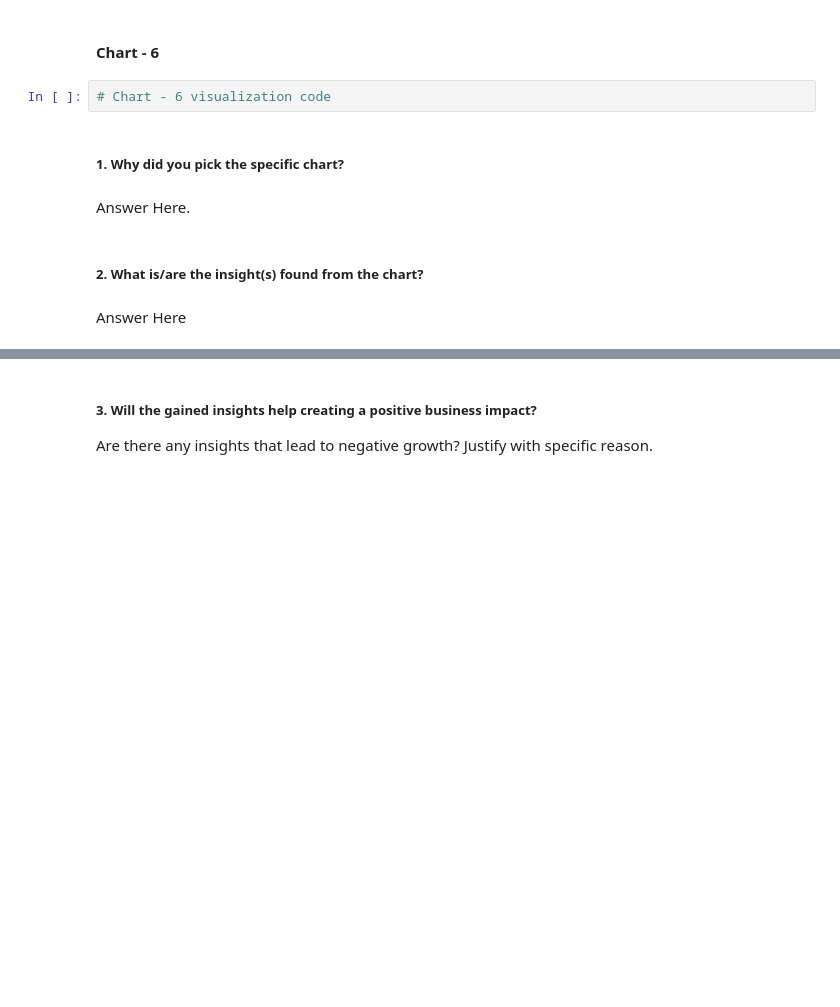
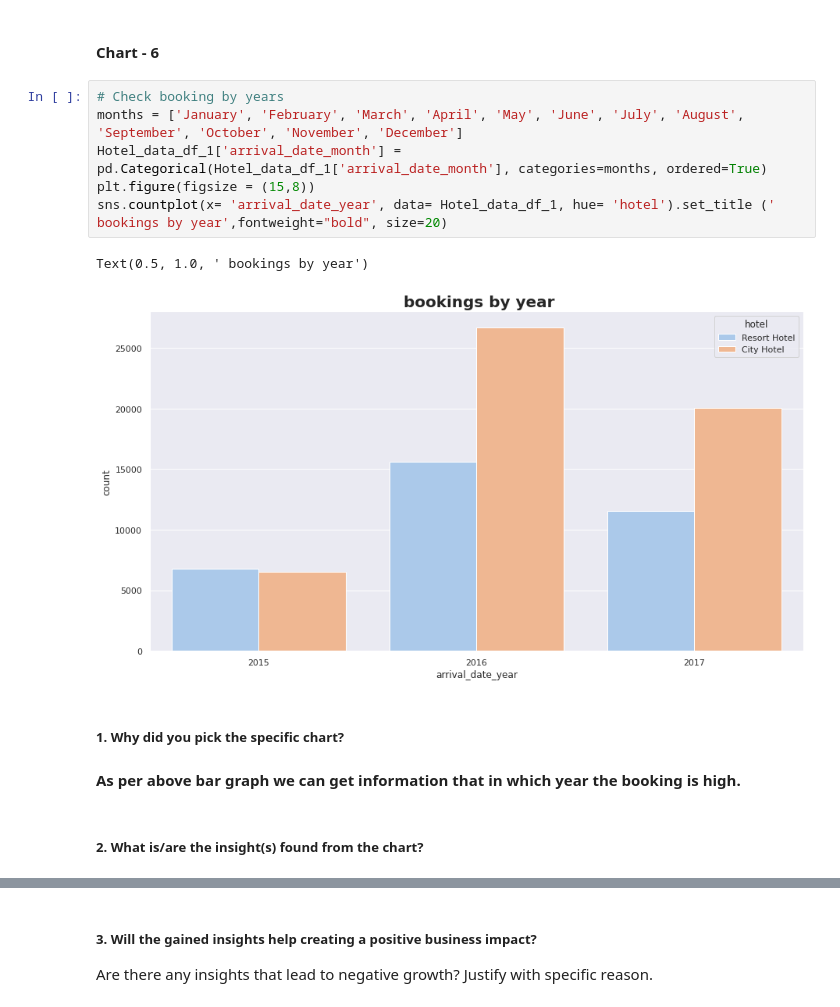
Before and after one commit to Ganeshbhavale/EDA-Hotel-Booking-Analysis., a Jupyter notebook: Ganesh_EDA_Hotel_Booking_Project_.ipynb, the cells around one changed output, grey strips where cells are left out. Cells and saved outputs as stored; diff of their text form; blank space fills up the shorter version.

```diff
--- a/Ganesh_EDA_Hotel_Booking_Project_.ipynb
+++ b/Ganesh_EDA_Hotel_Booking_Project_.ipynb
@@ -797,12 +815,17 @@ Answer Here
 # %% [markdown]
 #### Chart - 6
-# %%
-# Chart - 6 visualization code
+# %%
+# Check booking by years
+months = ['January', 'February', 'March', 'April', 'May', 'June', 'July', 'August', 'September', 'October', 'November', 'December']
+Hotel_data_df_1['arrival_date_month'] = pd.Categorical(Hotel_data_df_1['arrival_date_month'], categories=months, ordered=True)
+plt.figure(figsize = (15,8))
+sns.countplot(x= 'arrival_date_year', data= Hotel_data_df_1, hue= 'hotel').set_title (' bookings by year',fontweight="bold", size=20)
+# %% [output]
+Text(0.5, 1.0, ' bookings by year')
+[figure, added]
 # %% [markdown]
 ##### 1. Why did you pick the specific chart?
-# %% [markdown]
-Answer Here.
+# %% [markdown]
+**As per above bar graph we can get information that in which year the booking is high.**
 # %% [markdown]
 ##### 2. What is/are the insight(s) found from the chart?
-# %% [markdown]
-Answer Here
```
Also changed, not shown: parts of 11 cells of this notebook.
